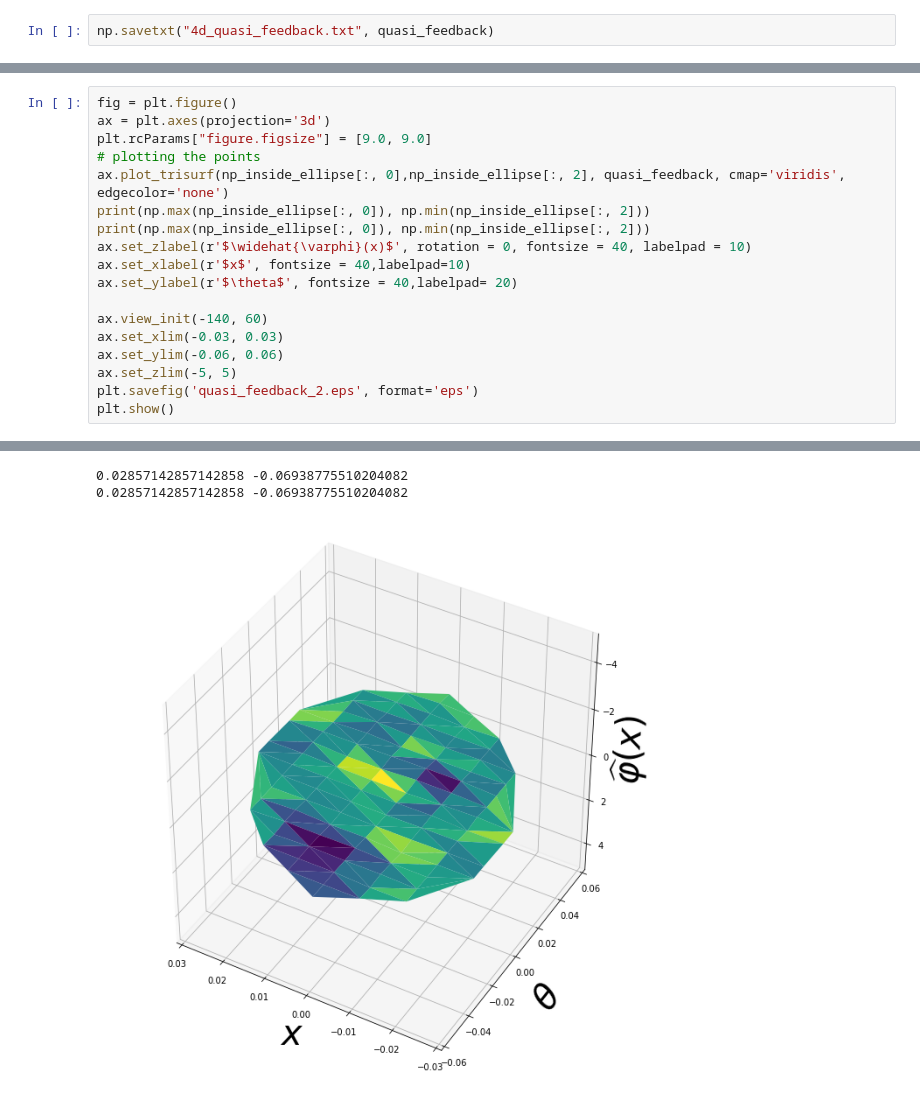
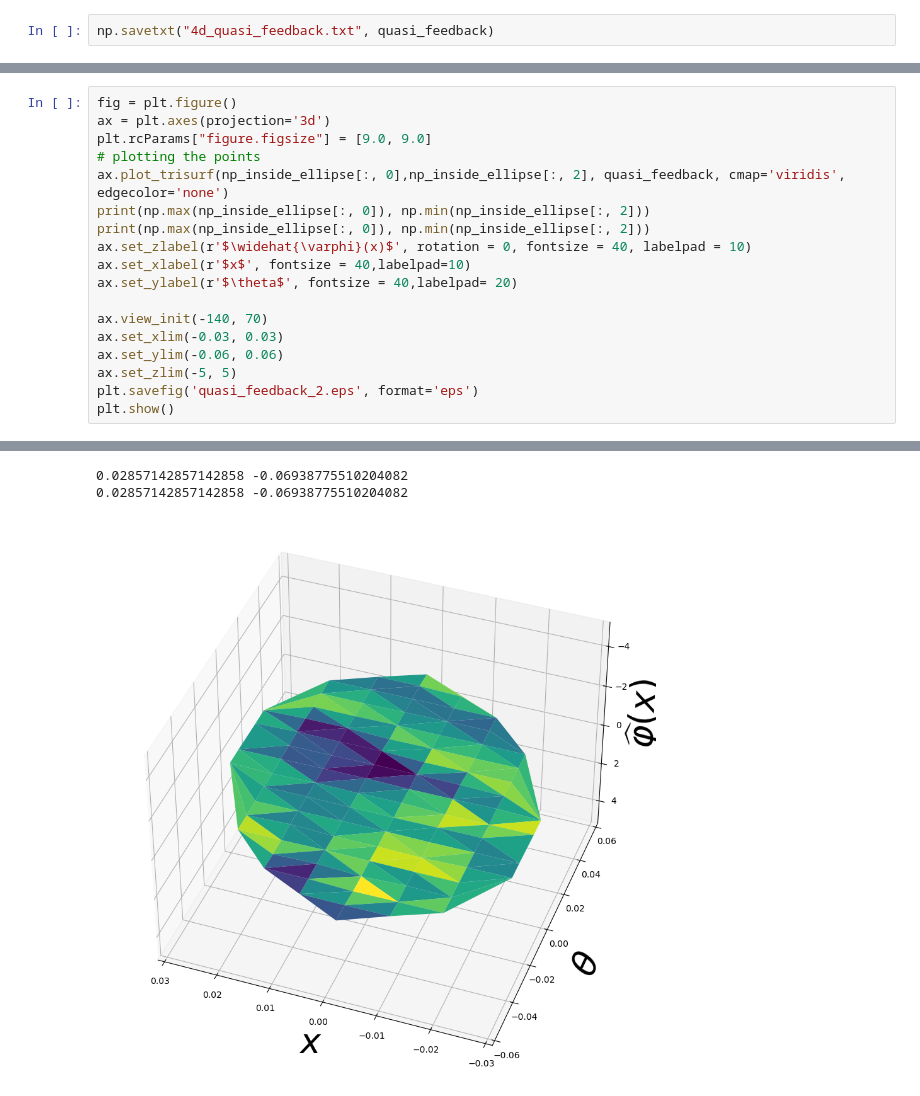
Before and after one commit to mdoshi2612/Optimal-Control, a Jupyter notebook: Inverted Pendulum/Inverted_Pendulum.ipynb, the cells around one changed output, grey strips where cells are left out. Drawn from its saved outputs; the diff is of its cells as text.

```diff
--- a/Inverted Pendulum/Inverted_Pendulum.ipynb
+++ b/Inverted Pendulum/Inverted_Pendulum.ipynb
@@ -180,7 +172,7 @@ ax.set_zlabel(r'$\widehat{\varphi}(x)$', rotation = 0, fontsize = 40, labelpad =
 ax.set_xlabel(r'$x$', fontsize = 40,labelpad=10)
 ax.set_ylabel(r'$\theta$', fontsize = 40,labelpad= 20)
 
-ax.view_init(-140, 60)
+ax.view_init(-140, 70)
 ax.set_xlim(-0.03, 0.03)
 ax.set_ylim(-0.06, 0.06)
 ax.set_zlim(-5, 5)
@@ -196,6 +183,6 @@ WARNING:matplotlib.backends.backend_ps:The PostScript backend does not support t
 0.02857142857142858 -0.06938775510204082
 0.02857142857142858 -0.06938775510204082
-[figure, old version]
+[figure, new version]
 # %%
 fig = plt.figure()
 ax = plt.axes(projection='3d')
```
Also changed, not shown: parts of 9 cells of this notebook, 13 other files.
